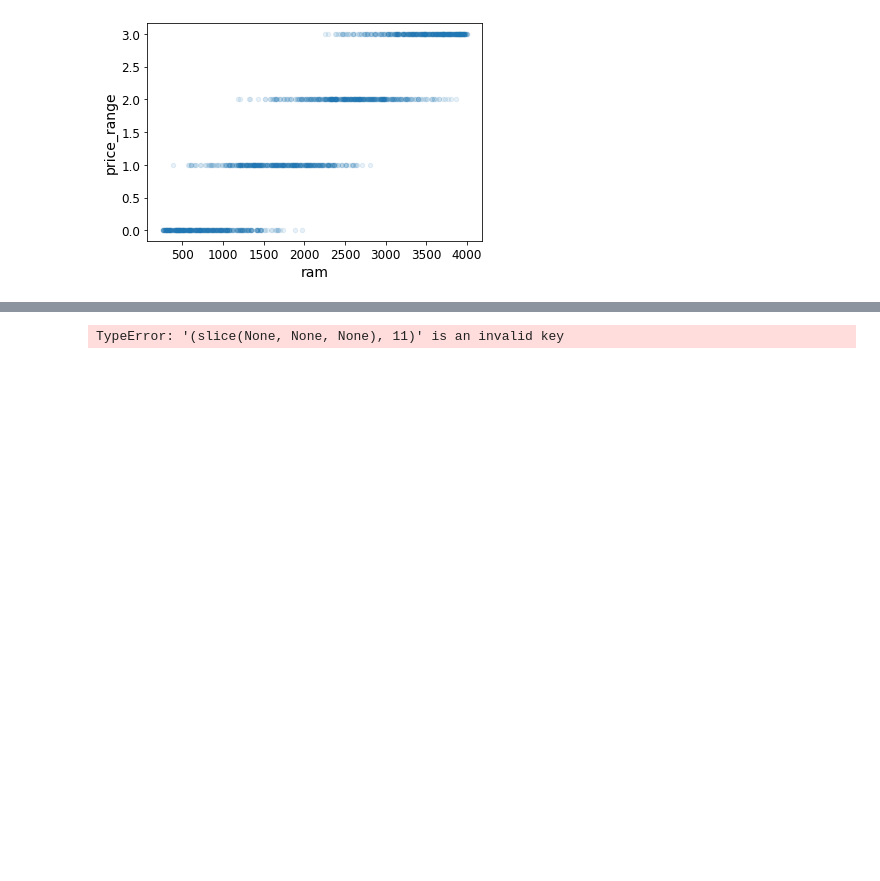
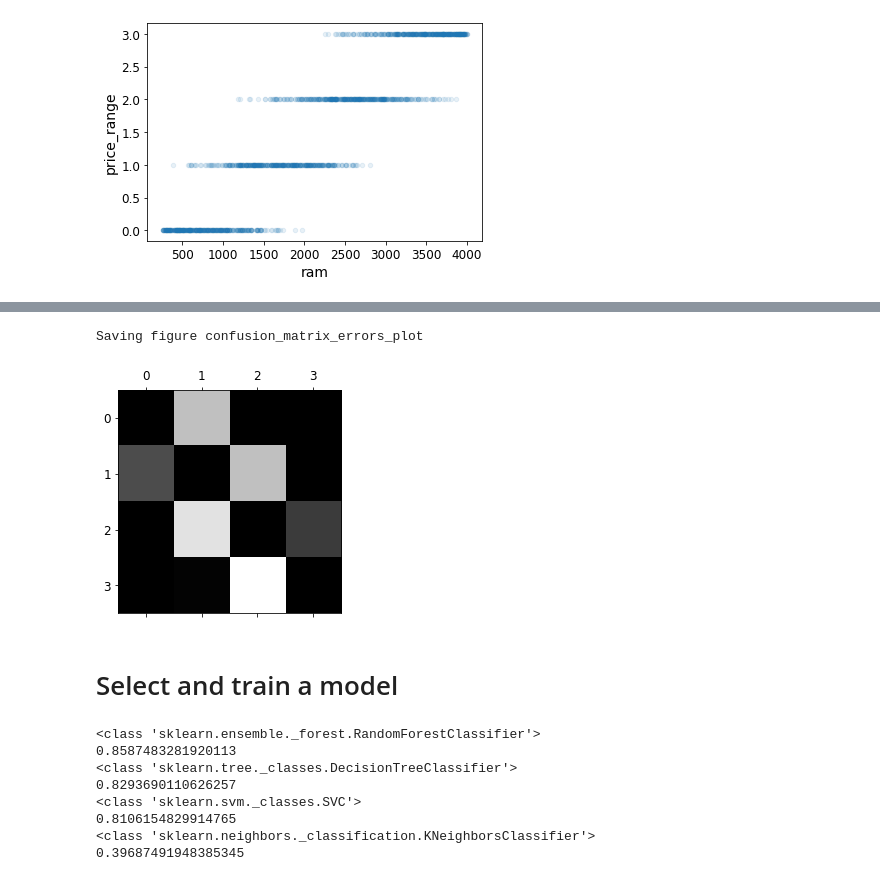
Before and after one commit to Krl1/ML_Projects, a Jupyter notebook: Mobile Price Classification/Mobile Price Classification.ipynb, the cells around one changed output, grey strips where cells are left out. Saved outputs shown, nothing was run; the diff lists cells and outputs as text; code cells hidden in the pictures; blank space fills up the shorter version.

```diff
--- a/Mobile Price Classification/Mobile Price Classification.ipynb
+++ b/Mobile Price Classification/Mobile Price Classification.ipynb
@@ -281,0 +290,3 @@ from sklearn.preprocessing import MinMaxScaler, StandardScaler
+# %%
+row_sums = conf_mx.sum(axis=1, keepdims=True)
+norm_conf_mx = conf_mx / row_sums
@@ -282,9 +300,21 @@ from sklearn.preprocessing import MinMaxScaler, StandardScaler
+# %%
+np.fill_diagonal(norm_conf_mx, 0)
+plt.matshow(norm_conf_mx, cmap=plt.cm.gray)
+save_fig("confusion_matrix_errors_plot", tight_layout=False)
+plt.show()
+# %% [output]
+Saving figure confusion_matrix_errors_plot
+[figure, added]
+# %% [markdown]
+# Select and train a model
 # %%
-num_pipeline = Pipeline([
-    ('attribs_adder', CombinedAttributesAdder()),
-    ('std_scaler', StandardScaler()),
-    ])
-
-mobile_tr = num_pipeline.fit_transform(mobile)
+cvs_clfs(mobile_prepared, mobile_labels)
 # %% [output]
-TypeError: '(slice(None, None, None), 11)' is an invalid key
+<class 'sklearn.ensemble._forest.RandomForestClassifier'>
+0.8587483281920113
+<class 'sklearn.tree._classes.DecisionTreeClassifier'>
+0.8293690110626257
+<class 'sklearn.svm._classes.SVC'>
+0.8106154829914765
+<class 'sklearn.neighbors._classification.KNeighborsClassifier'>
+0.39687491948385345
```
Also changed, not shown: parts of 45 cells of this notebook.
